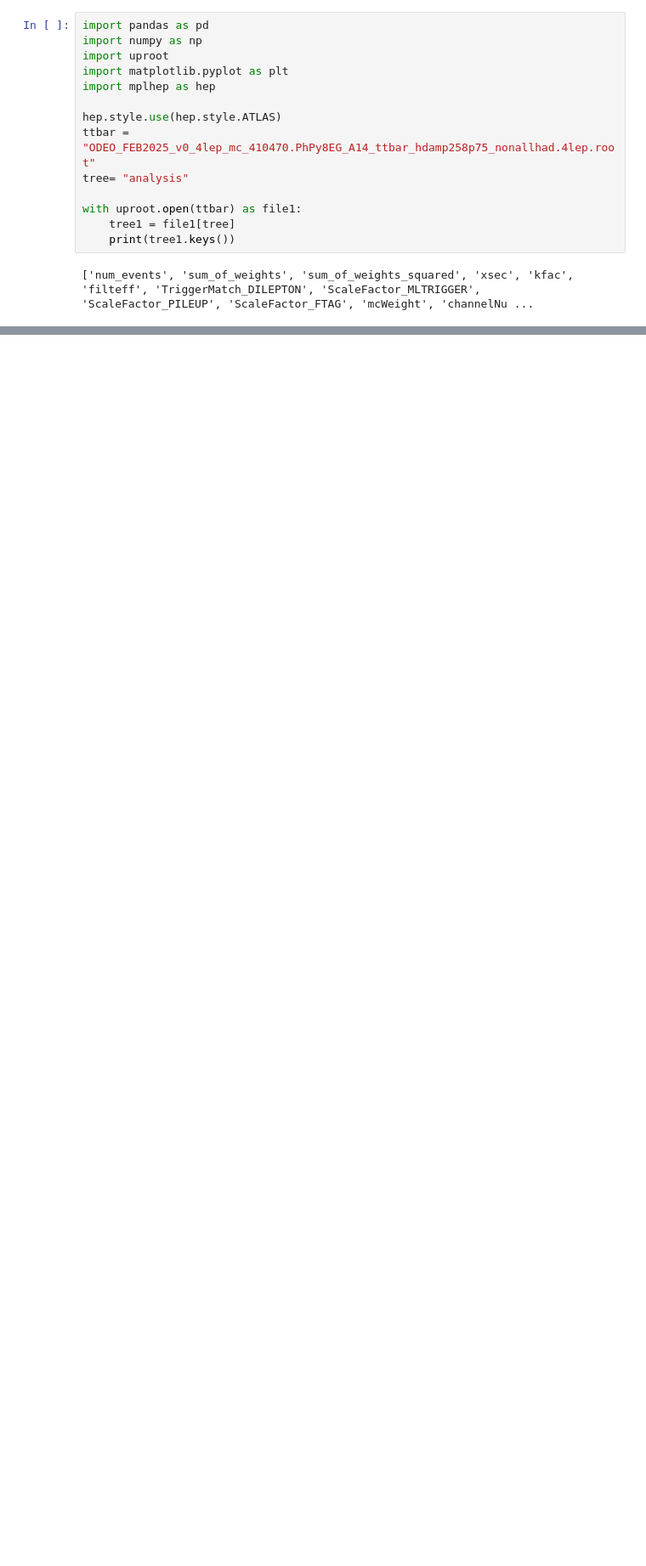
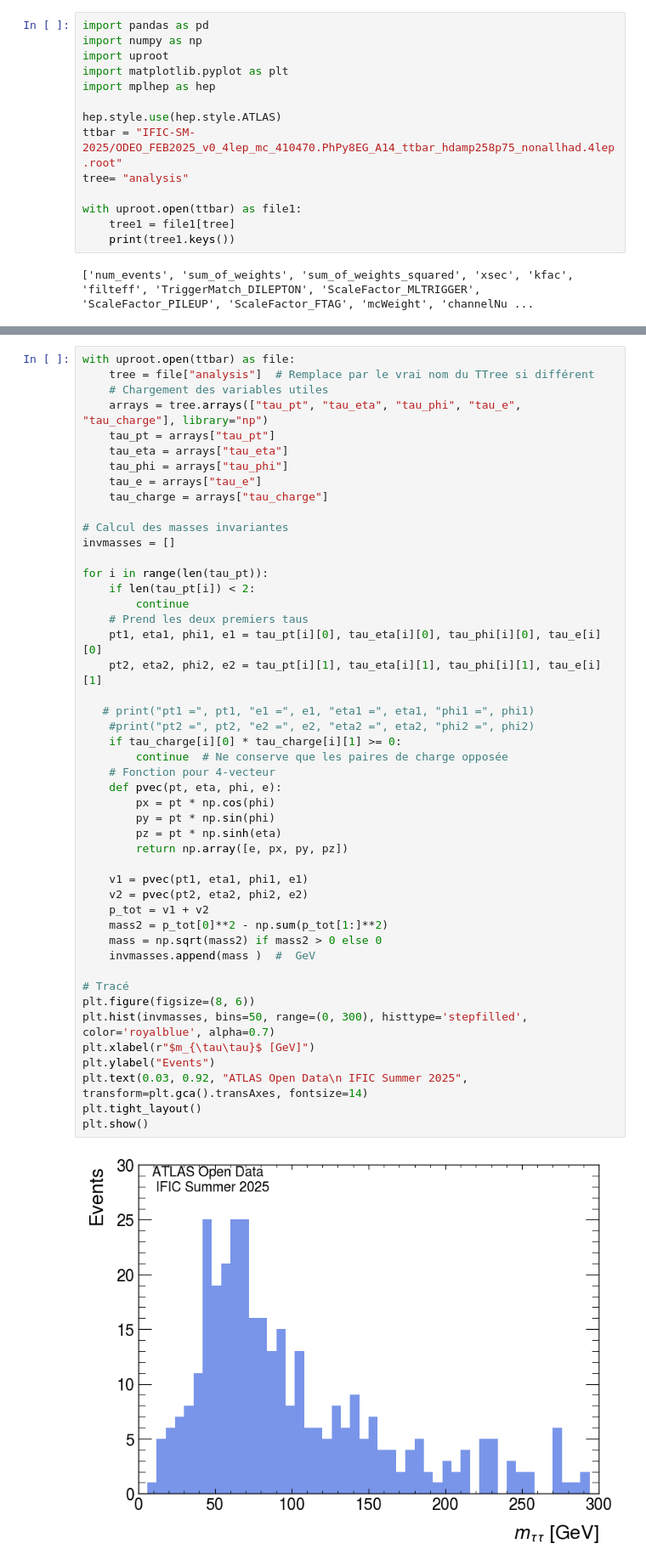
Before and after one commit to M0V1/IFIC-SM-2025, a Jupyter notebook: Htautau.ipynb, the cells around one changed output, grey strips where cells are left out. Shown at 85% size. Cells and saved outputs as stored; diff of their text form; blank space fills up the shorter version.

```diff
--- a/Htautau.ipynb
+++ b/Htautau.ipynb
@@ -26,7 +27,7 @@ import matplotlib.pyplot as plt
 import mplhep as hep
 
 hep.style.use(hep.style.ATLAS)
-ttbar = "ODEO_FEB2025_v0_4lep_mc_410470.PhPy8EG_A14_ttbar_hdamp258p75_nonallhad.4lep.root"
+ttbar = "IFIC-SM-2025/ODEO_FEB2025_v0_4lep_mc_410470.PhPy8EG_A14_ttbar_hdamp258p75_nonallhad.4lep.root"
 tree= "analysis"
 
 with uproot.open(ttbar) as file1:
@@ -36,0 +46,49 @@ with uproot.open(ttbar) as file1:
+# %%
+with uproot.open(ttbar) as file:
+    tree = file["analysis"]  # Remplace par le vrai nom du TTree si différent
+    # Chargement des variables utiles
+    arrays = tree.arrays(["tau_pt", "tau_eta", "tau_phi", "tau_e", "tau_charge"], library="np")
+    tau_pt = arrays["tau_pt"]
+    tau_eta = arrays["tau_eta"]
+    tau_phi = arrays["tau_phi"]
+    tau_e = arrays["tau_e"]
+    tau_charge = arrays["tau_charge"]
+
+# Calcul des masses invariantes
+invmasses = []
+
+for i in range(len(tau_pt)):
+    if len(tau_pt[i]) < 2:
+        continue
+    # Prend les deux premiers taus
+    pt1, eta1, phi1, e1 = tau_pt[i][0], tau_eta[i][0], tau_phi[i][0], tau_e[i][0]
+    pt2, eta2, phi2, e2 = tau_pt[i][1], tau_eta[i][1], tau_phi[i][1], tau_e[i][1]
+
+   # print("pt1 =", pt1, "e1 =", e1, "eta1 =", eta1, "phi1 =", phi1)
+    #print("pt2 =", pt2, "e2 =", e2, "eta2 =", eta2, "phi2 =", phi2)
+    if tau_charge[i][0] * tau_charge[i][1] >= 0:
+        continue  # Ne conserve que les paires de charge opposée
+    # Fonction pour 4-vecteur
+    def pvec(pt, eta, phi, e):
+        px = pt * np.cos(phi)
+        py = pt * np.sin(phi)
+        pz = pt * np.sinh(eta)
+        return np.array([e, px, py, pz])
+
+    v1 = pvec(pt1, eta1, phi1, e1)
+    v2 = pvec(pt2, eta2, phi2, e2)
+    p_tot = v1 + v2
+    mass2 = p_tot[0]**2 - np.sum(p_tot[1:]**2)
+    mass = np.sqrt(mass2) if mass2 > 0 else 0
+    invmasses.append(mass )  #  GeV
+
+# Tracé
+plt.figure(figsize=(8, 6))
+plt.hist(invmasses, bins=50, range=(0, 300), histtype='stepfilled', color='royalblue', alpha=0.7)
+plt.xlabel(r"$m_{\tau\tau}$ [GeV]")
+plt.ylabel("Events")
+plt.text(0.03, 0.92, "ATLAS Open Data\n IFIC Summer 2025", transform=plt.gca().transAxes, fontsize=14)
+plt.tight_layout()
+plt.show()
+# %% [output]
+[figure, added]
```
Also changed, not shown: parts of 3 cells of this notebook.
